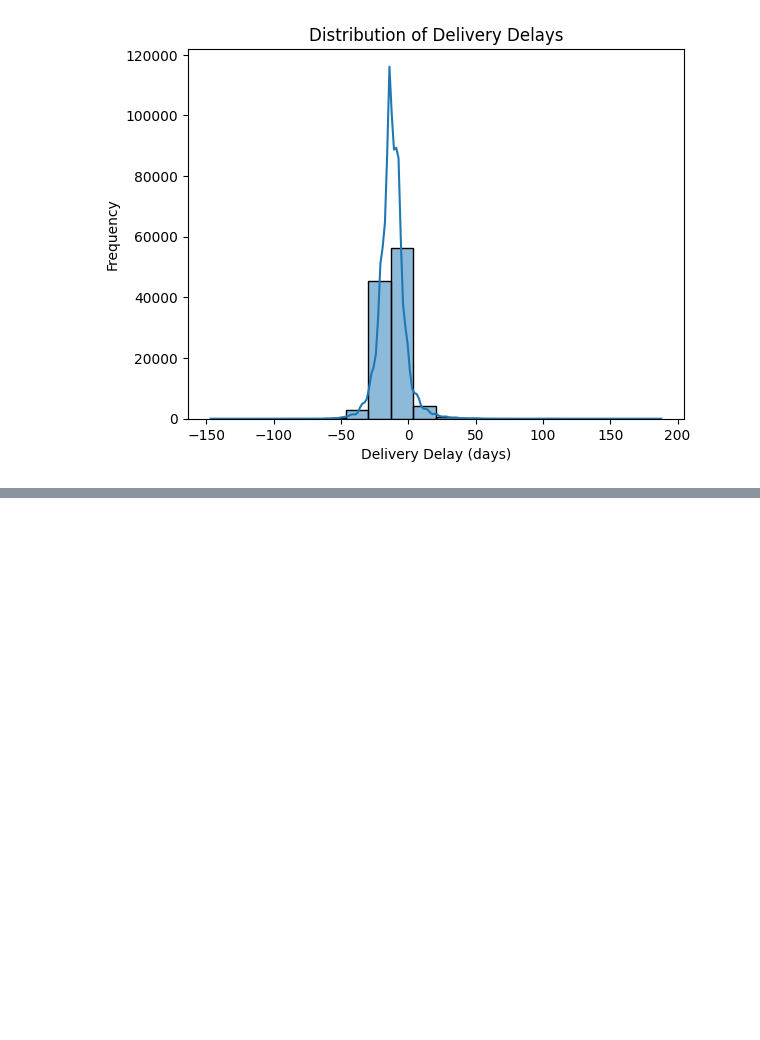
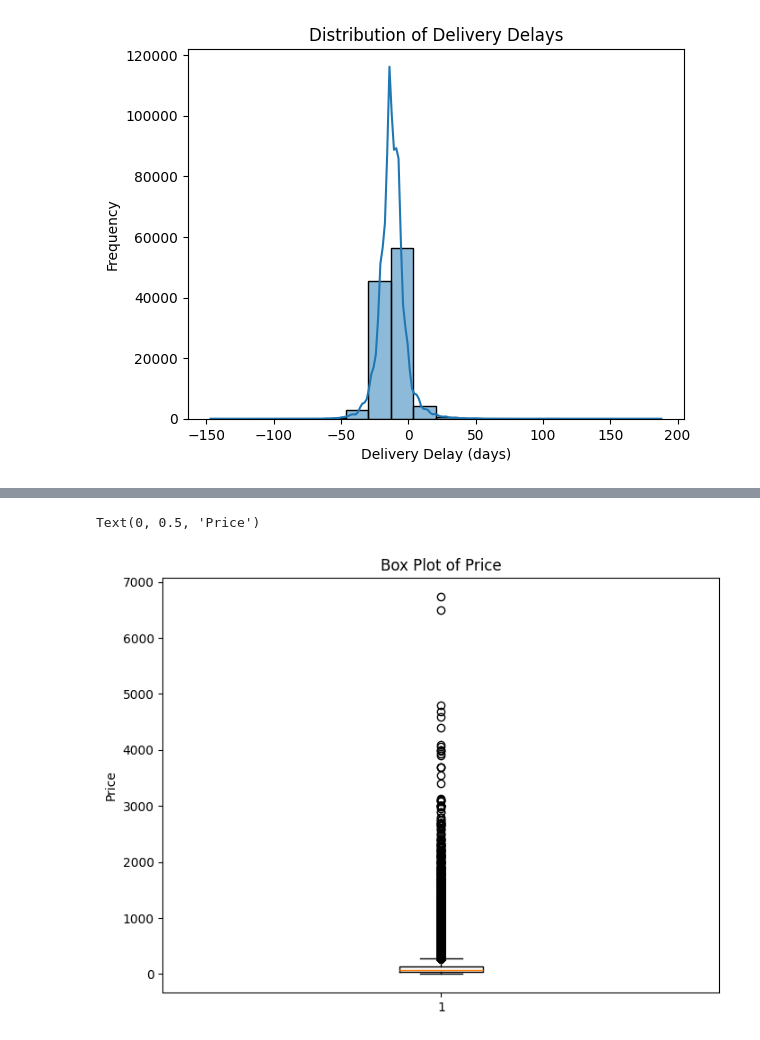
Before and after one commit to AyushNigam-1/ML-Projects, a Jupyter notebook: Olist_Dynamic_Price/main.ipynb, the cells around one changed output, grey strips where cells are left out. Drawn from its saved outputs; the diff is of its cells as text; code cells hidden in the pictures; blank space fills up the shorter version.

```diff
--- a/Olist_Dynamic_Price/main.ipynb
+++ b/Olist_Dynamic_Price/main.ipynb
@@ -35,6 +31,7 @@ orders = pd.read_csv('Dataset/orders.csv')
 sellers = pd.read_csv('Dataset/sellers.csv')
 order_items = pd.read_csv('Dataset/order_items.csv')
 category = pd.read_csv('Dataset/product_name.csv')
+reviews = pd.read_csv('Dataset/reviews.csv')
 # %%
 products
 geolocation
@@ -240,0 +368,8 @@ order_with_location_and_freight['delivery_multiplier'] = np.where(
+# %%
+plt.figure(figsize=(8,6))
+plt.boxplot(order_with_location_freight_and_reviews['price'])
+plt.title('Box Plot of Price')
+plt.ylabel('Price')
+# %% [output]
+Text(0, 0.5, 'Price')
+[figure, added]
```
Also changed, not shown: parts of 30 cells of this notebook, 1 other file.
